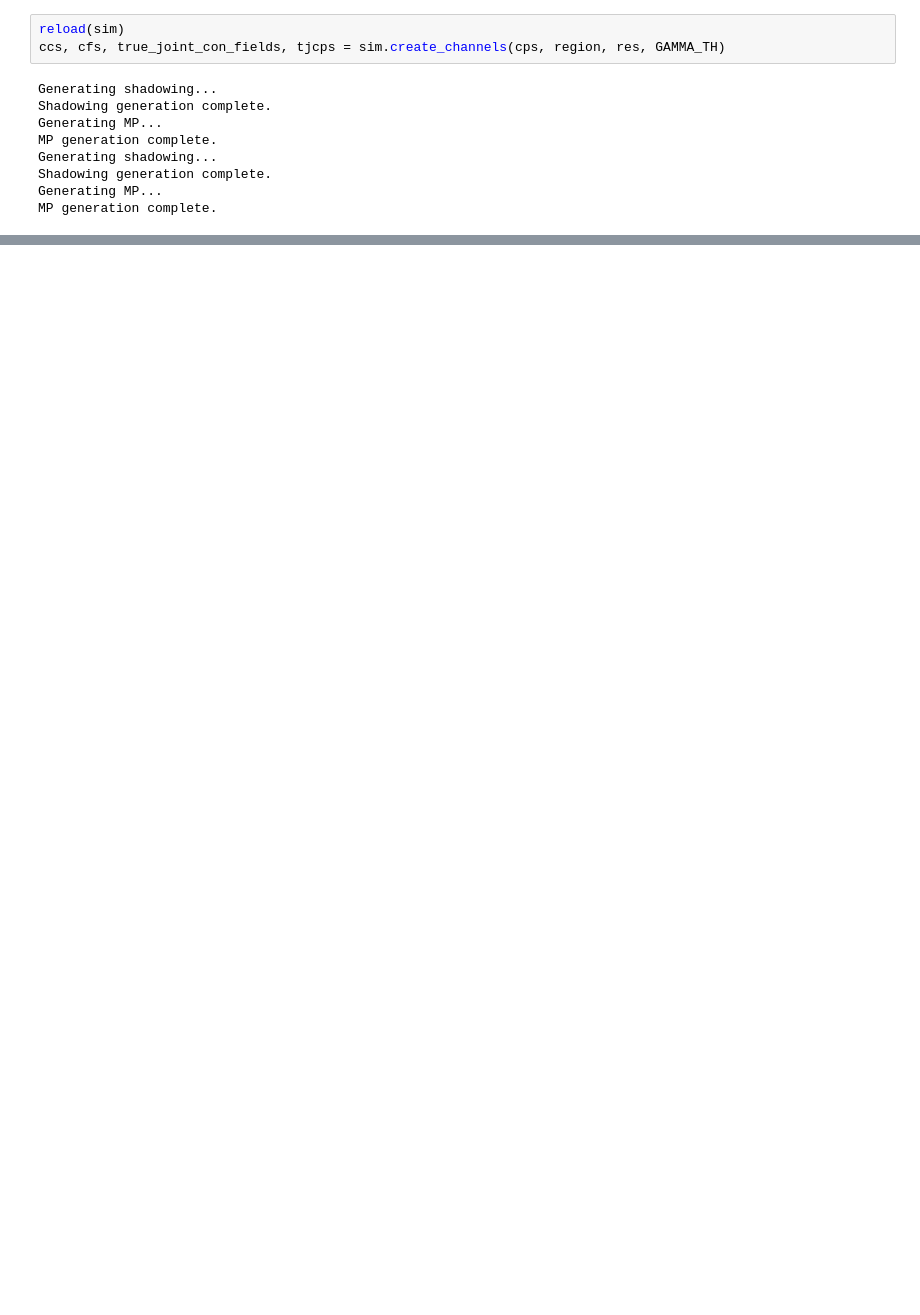
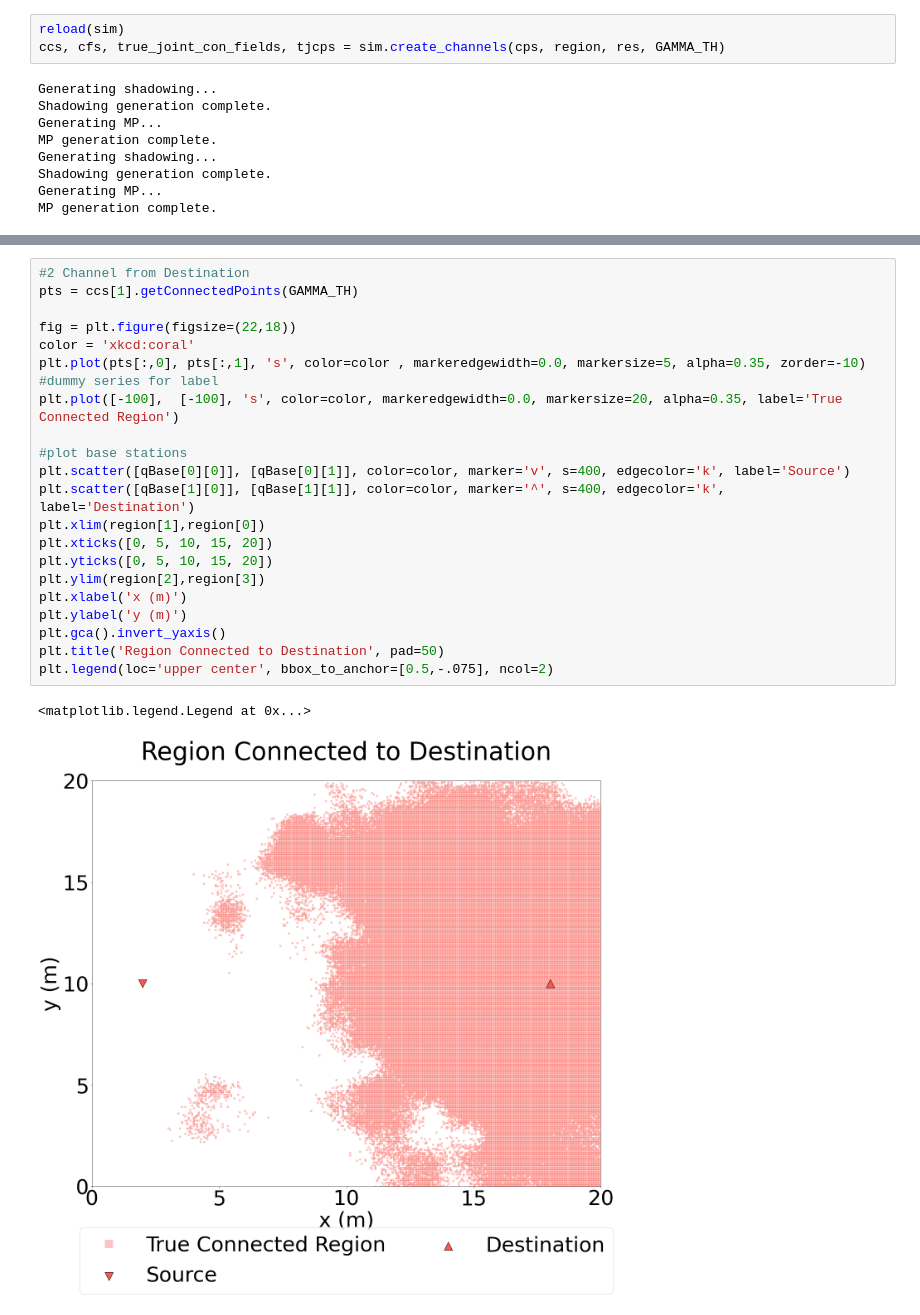
Before and after one commit to zhiyunjiang/CommMotionPlanning, a Jupyter notebook: python/touring_relay/Fig - regional decomposition.ipynb, the cells around one changed output, grey strips where cells are left out. Saved outputs shown, nothing was run; the diff lists cells and outputs as text; blank space fills up the shorter version.

```diff
--- a/python/touring_relay/Fig - regional decomposition.ipynb
+++ b/python/touring_relay/Fig - regional decomposition.ipynb
@@ -195,0 +225,25 @@ Number of Convex Polygons in Partition: 10
+# %%
+#2 Channel from Destination
+pts = ccs[1].getConnectedPoints(GAMMA_TH)
+
+fig = plt.figure(figsize=(22,18))
+color = 'xkcd:coral'
+plt.plot(pts[:,0], pts[:,1], 's', color=color , markeredgewidth=0.0, markersize=5, alpha=0.35, zorder=-10)
+#dummy series for label
+plt.plot([-100],  [-100], 's', color=color, markeredgewidth=0.0, markersize=20, alpha=0.35, label='True Connected Region')
+
+#plot base stations
+plt.scatter([qBase[0][0]], [qBase[0][1]], color=color, marker='v', s=400, edgecolor='k', label='Source')
+plt.scatter([qBase[1][0]], [qBase[1][1]], color=color, marker='^', s=400, edgecolor='k', label='Destination')
+plt.xlim(region[1],region[0])
+plt.xticks([0, 5, 10, 15, 20])
+plt.yticks([0, 5, 10, 15, 20])
+plt.ylim(region[2],region[3])
+plt.xlabel('x (m)')
+plt.ylabel('y (m)')
+plt.gca().invert_yaxis()
+plt.title('Region Connected to Destination', pad=50)
+plt.legend(loc='upper center', bbox_to_anchor=[0.5,-.075], ncol=2)
+# %% [output]
+<matplotlib.legend.Legend at 0x...>
+[figure, added]
```
Also changed, not shown: parts of 17 cells of this notebook, 11 other files.
